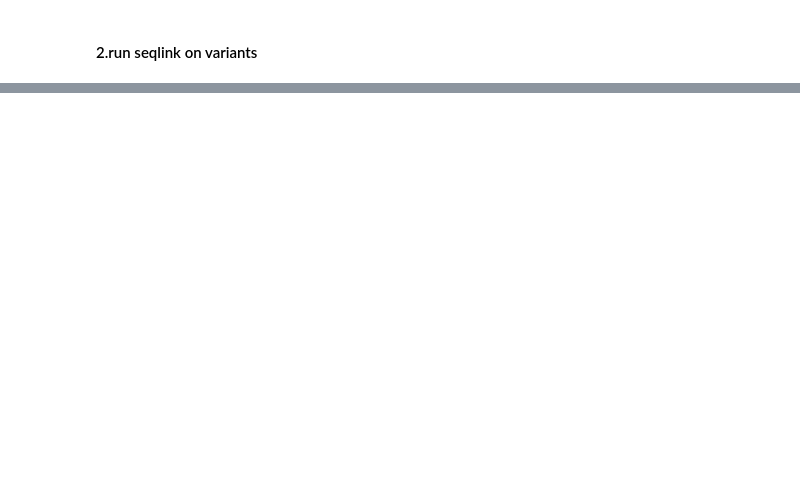
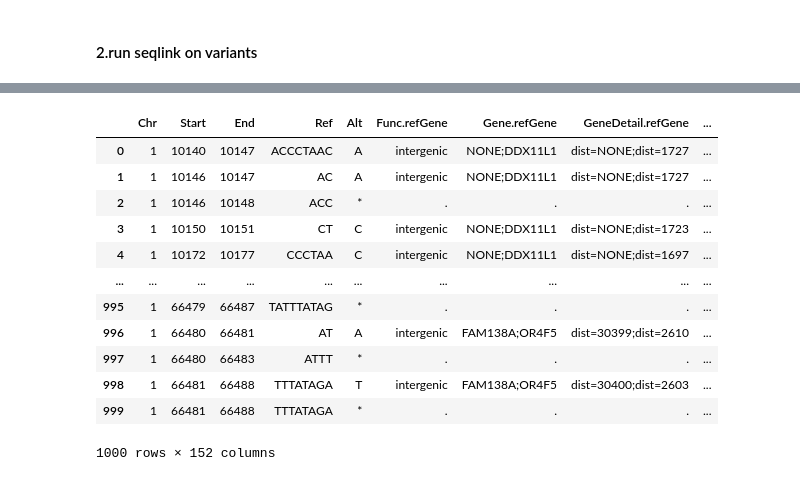
Before and after one commit to gaow/SEQLinkage, a Jupyter notebook: nbs/index.ipynb, the cells around one changed output, grey strips where cells are left out. Cells and saved outputs as stored; diff of their text form; code cells hidden in the pictures; blank space fills up the shorter version.

```diff
--- a/nbs/index.ipynb
+++ b/nbs/index.ipynb
@@ -70,0 +207,18 @@ argparse.ArgumentError: argument -h/--help: conflicting option strings: -h, --he
+# %%
+anno=pd.read_csv('testdata/test_chr1_anno.csv')
+# %%
+anno
+# %% [output]
+|  | Chr | Start | End | Ref | Alt | Func.refGene | Gene.refGene | GeneDetail.refGene | ... |
+| 0 | 1 | 10140 | 10147 | ACCCTAAC | A | intergenic | NONE;DDX11L1 | dist=NONE;dist=1727 | ... |
+| 1 | 1 | 10146 | 10147 | AC | A | intergenic | NONE;DDX11L1 | dist=NONE;dist=1727 | ... |
+| 2 | 1 | 10146 | 10148 | ACC | * | . | . | . | ... |
+| 3 | 1 | 10150 | 10151 | CT | C | intergenic | NONE;DDX11L1 | dist=NONE;dist=1723 | ... |
+| 4 | 1 | 10172 | 10177 | CCCTAA | C | intergenic | NONE;DDX11L1 | dist=NONE;dist=1697 | ... |
+| ... | ... | ... | ... | ... | ... | ... | ... | ... | ... |
+| 995 | 1 | 66479 | 66487 | TATTTATAG | * | . | . | . | ... |
+| 996 | 1 | 66480 | 66481 | AT | A | intergenic | FAM138A;OR4F5 | dist=30399;dist=2610 | ... |
+| 997 | 1 | 66480 | 66483 | ATTT | * | . | . | . | ... |
+| 998 | 1 | 66481 | 66488 | TTTATAGA | T | intergenic | FAM138A;OR4F5 | dist=30400;dist=2603 | ... |
+| 999 | 1 | 66481 | 66488 | TTTATAGA | * | . | . | . | ... |
+1000 rows × 152 columns
```
Also changed, not shown: parts of 24 cells of this notebook, 24 other files.
